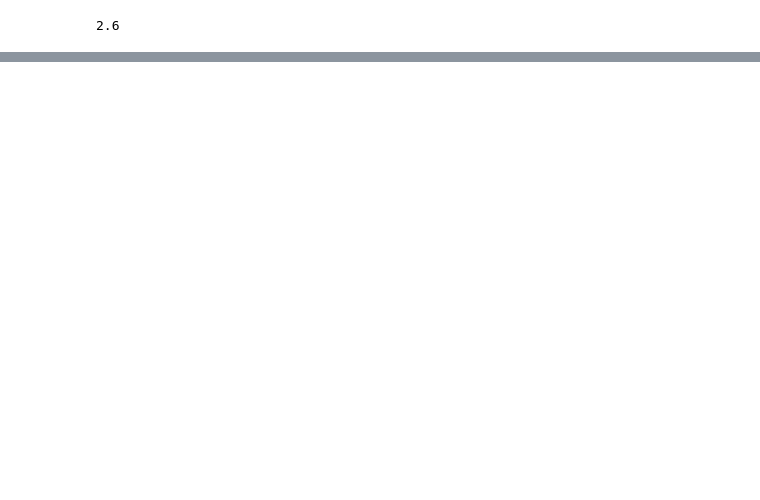
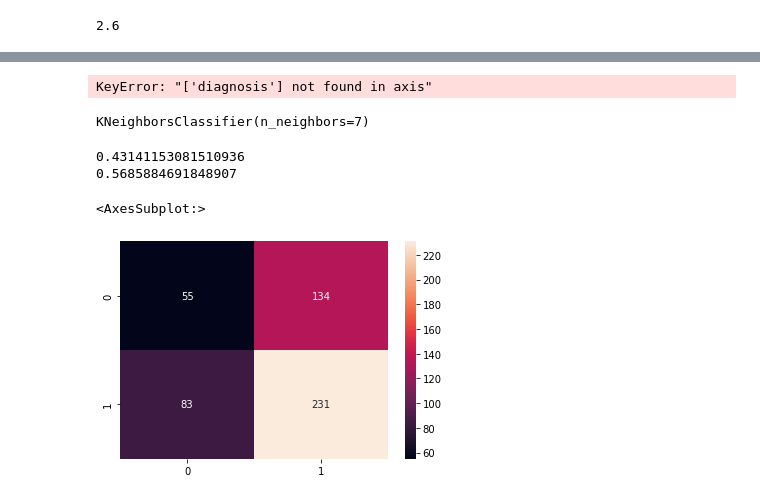
Before and after one commit to gprasad125/SC2022-BatchB-python-enjoyers, a Jupyter notebook: finalProject/EDA.ipynb, the cells around one changed output, grey strips where cells are left out. Saved outputs shown, nothing was run; the diff lists cells and outputs as text; code cells hidden in the pictures; blank space fills up the shorter version.

```diff
--- a/finalProject/EDA.ipynb
+++ b/finalProject/EDA.ipynb
@@ -314,3 +310,38 @@ Name: Chloramines, Length: 3276, dtype: float64
 # Can we replace Empty values with actual values? If so, what values are we replacing it with?
 
 # https://towardsdatascience.com/6-different-ways-to-compensate-for-missing-values-data-imputation-with-examples-6022d9ca0779
+# %%
+import sklearn
+from sklearn.model_selection import train_test_split
+
+dummies = pd.get_dummies(data["Potability"])
+dummies
+# %% [output]
+KeyError: "['diagnosis'] not found in axis"
+# %%
+data["Potability"] = dummies[0]
+# %%
+target = data["Potability"]
+features = data.drop(columns = ["Potability"], axis = 1)
+x_train, x_test, y_train, y_test = train_test_split(features, target, test_size=0.25)
+# %%
+import sklearn
+from sklearn.neighbors import KNeighborsClassifier as KNN
+
+k = 7
+my_KNN_model = KNN(n_neighbors=k)
+my_KNN_model.fit(x_train, y_train) #i dropped the rows with null values, so it works now
+# %% [output]
+KNeighborsClassifier(n_neighbors=7)
+# %%
+from sklearn.metrics import confusion_matrix
+y_hat = my_KNN_model.predict(x_test)
+mean_squared_error = (np.sum((y_test - y_hat)**2))/len(y_test)
+print(mean_squared_error)
+print(my_KNN_model.score(x_test,y_test)) #knn model --> very inaccurate
+sns.heatmap(confusion_matrix(y_test, y_hat), annot = True, fmt ='g')
+# %% [output]
+0.43141153081510936
+0.5685884691848907
+<AxesSubplot:>
+[figure, added]
```
Also changed, not shown: parts of 15 cells of this notebook, 12 other files.
